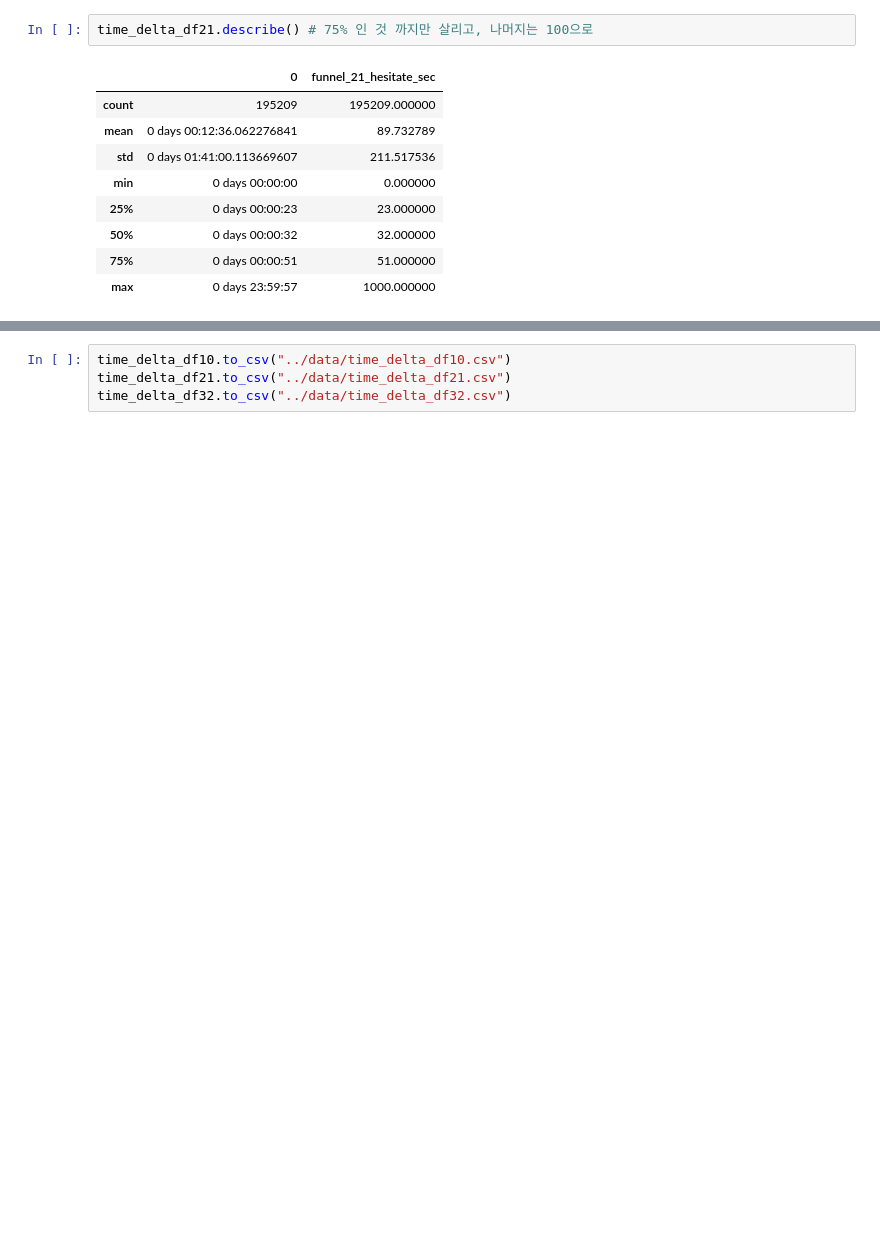
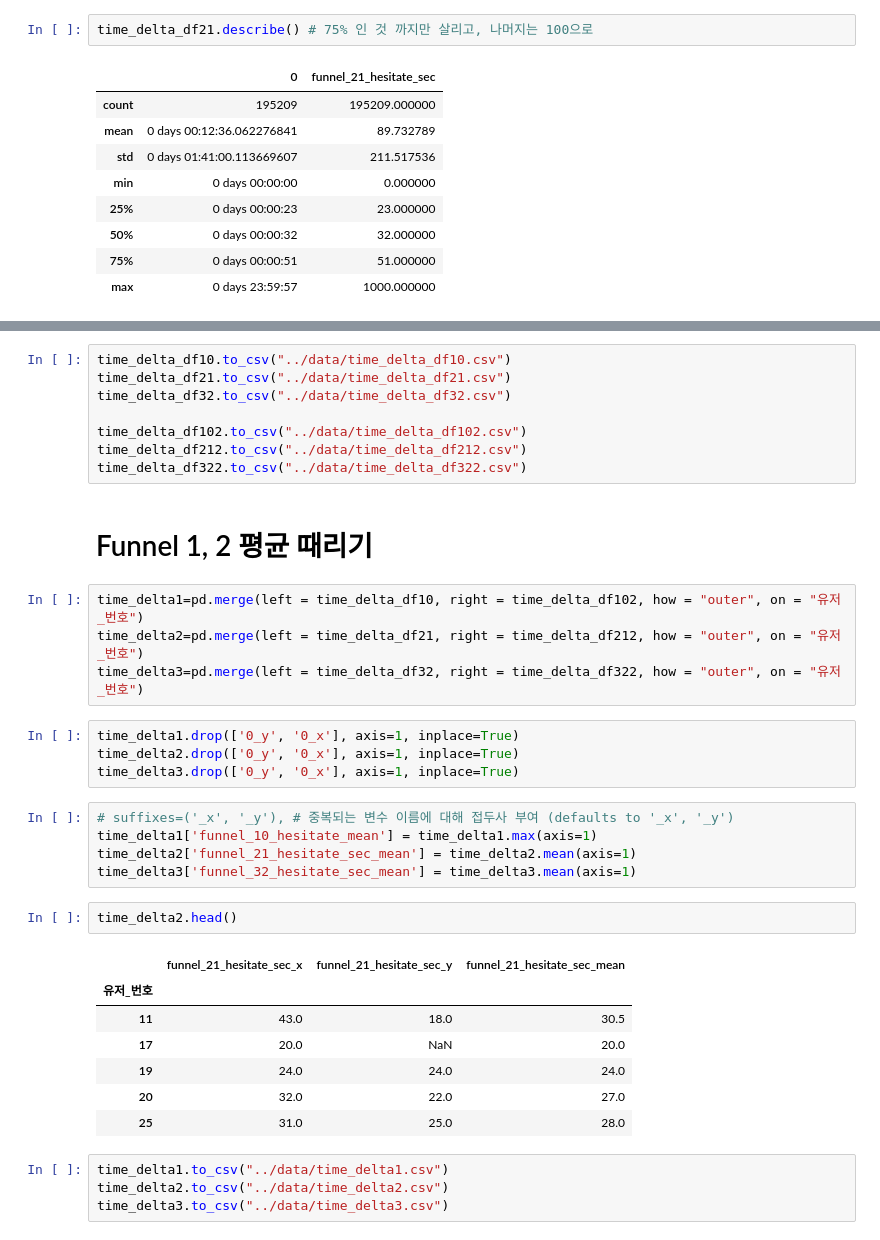
Before and after one commit to NayeonKeum/BigContest2022, a Jupyter notebook: code/Log-Mapping.ipynb, the cells around one changed output, grey strips where cells are left out. Drawn from its saved outputs; the diff is of its cells as text; blank space fills up the shorter version.

```diff
--- a/code/Log-Mapping.ipynb
+++ b/code/Log-Mapping.ipynb
@@ -493,3 +598,36 @@ time_delta_df32.describe()
 time_delta_df10.to_csv("../data/time_delta_df10.csv")
 time_delta_df21.to_csv("../data/time_delta_df21.csv")
 time_delta_df32.to_csv("../data/time_delta_df32.csv")
+
+time_delta_df102.to_csv("../data/time_delta_df102.csv")
+time_delta_df212.to_csv("../data/time_delta_df212.csv")
+time_delta_df322.to_csv("../data/time_delta_df322.csv")
+# %% [markdown]
+# Funnel 1, 2 평균 때리기
+# %%
+time_delta1=pd.merge(left = time_delta_df10, right = time_delta_df102, how = "outer", on = "유저_번호")
+time_delta2=pd.merge(left = time_delta_df21, right = time_delta_df212, how = "outer", on = "유저_번호")
+time_delta3=pd.merge(left = time_delta_df32, right = time_delta_df322, how = "outer", on = "유저_번호")
+# %%
+time_delta1.drop(['0_y', '0_x'], axis=1, inplace=True)
+time_delta2.drop(['0_y', '0_x'], axis=1, inplace=True)
+time_delta3.drop(['0_y', '0_x'], axis=1, inplace=True)
+# %%
+# suffixes=('_x', '_y'), # 중복되는 변수 이름에 대해 접두사 부여 (defaults to '_x', '_y')
+time_delta1['funnel_10_hesitate_mean'] = time_delta1.max(axis=1)
+time_delta2['funnel_21_hesitate_sec_mean'] = time_delta2.mean(axis=1)
+time_delta3['funnel_32_hesitate_sec_mean'] = time_delta3.mean(axis=1)
+# %%
+time_delta2.head()
+# %% [output]
+|  | funnel_21_hesitate_sec_x | funnel_21_hesitate_sec_y | funnel_21_hesitate_sec_mean |
+| 유저_번호 |  |  |  |
+| 11 | 43.0 | 18.0 | 30.5 |
+| 17 | 20.0 | NaN | 20.0 |
+| 19 | 24.0 | 24.0 | 24.0 |
+| 20 | 32.0 | 22.0 | 27.0 |
+| 25 | 31.0 | 25.0 | 28.0 |
+# %%
+time_delta1.to_csv("../data/time_delta1.csv")
+time_delta2.to_csv("../data/time_delta2.csv")
+time_delta3.to_csv("../data/time_delta3.csv")
```
Also changed, not shown: parts of 15 cells of this notebook.
